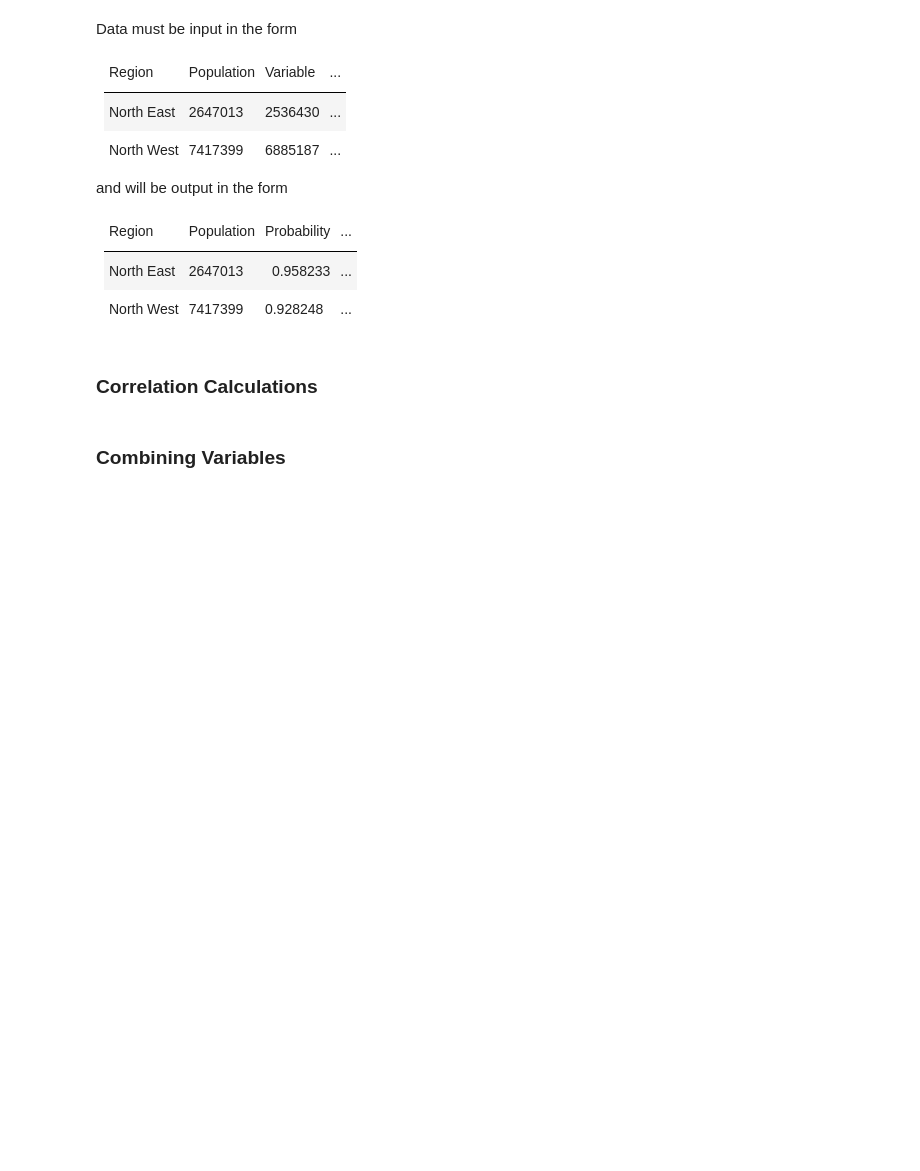
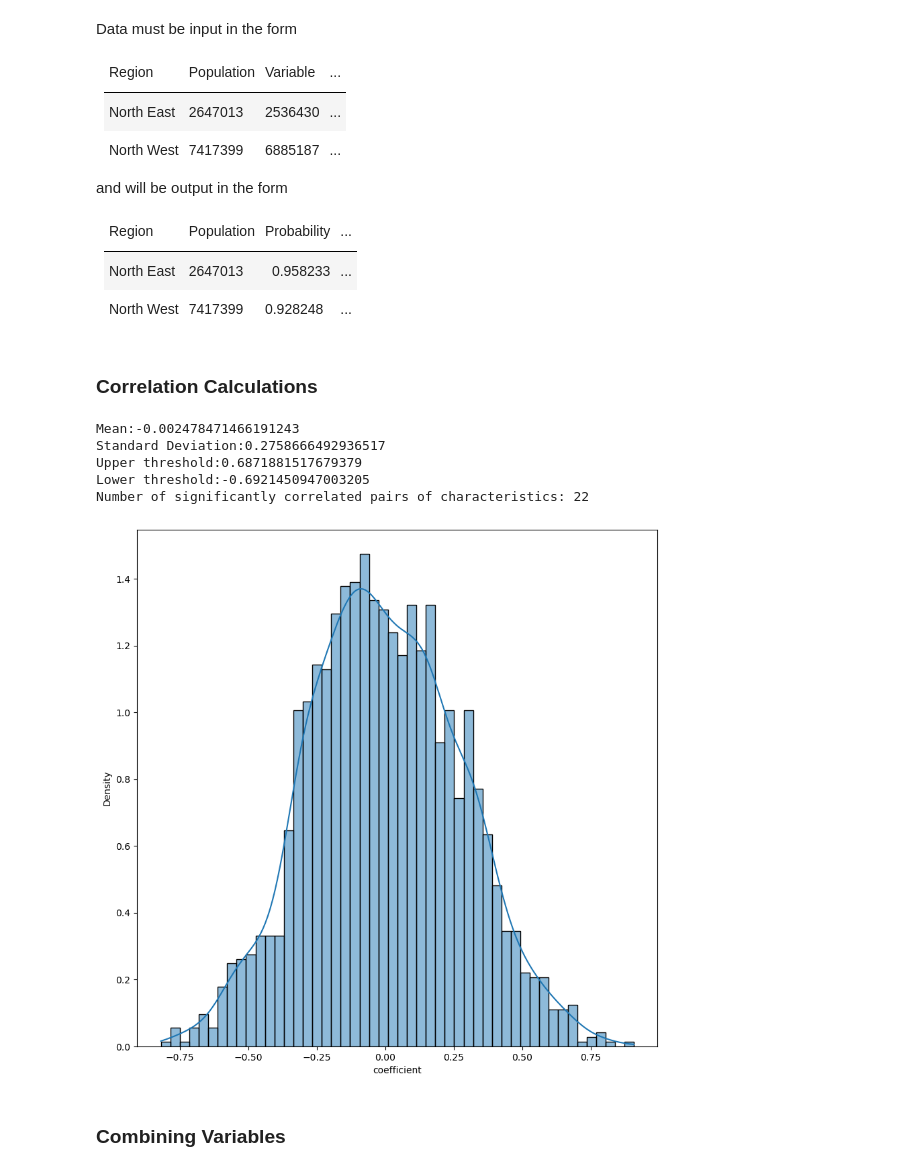
Before and after one commit to alexgregory1/work_experience_notebooks, a Jupyter notebook: Project.ipynb, the cells around one changed output. Drawn from its saved outputs; the diff is of its cells as text; code cells hidden in the pictures; blank space fills up the shorter version.

```diff
--- a/Project.ipynb
+++ b/Project.ipynb
@@ -2,0 +10,4 @@
+# %%
+root = pathlib.Path("data")
+area_size = "msoa"
+target_codes = ["TS001", "TS004", "TS007A", "TS030", "TS058", "TS059", "TS050", "TS067", "TS037"]
@@ -5 +52,14 @@
+# %%
+def get_codes_df() -> pd.DataFrame:
+    """Gets a pd.DataFrame of all census codes and files, from https://www.nomisweb.co.uk/census/2021/bulk
+
+    Returns:
+        pd.DataFrame: Dataframe of all census codes, filenames and descriptions
+    """
+    codes = pd.read_csv(root / "census_codes.csv")
+    codes["Filename"] = (
+    codes["Filename"].str.split(".")
+    .apply(lambda x: x[0])
+    )
+    return codes
 # %%
@@ -197,0 +242,18 @@ def prob_calc(df):
+# %%
+def merge_normalise(dataframes : list[pd.DataFrame], columns : list[list[str]]) -> pd.DataFrame:
+    """Merges and normalises a list of dataframes.
+
+    Combines the two dataframes and divides each row by the total number of people
+
+    Args:
+        dataframes (list[pd.DataFrame]): List of pd.DataFrame
+        columns (list[list[str]]): Nested list of column names, where columns[0] contains the column names of DataFrame dataframes[0]
+
+    Returns:
+        pd.Dataframe: Normalised and merged DataFrame
+    """
+    df_merged = dataframes[0].merge(dataframes[1], on="geography code")
+    df_normalised = df_merged.copy()
+    for column_set, total in zip(columns, [[column for column in df.columns if "Total" in column][0] for df in dataframes]):
+            df_normalised[column_set] = df_normalised[column_set].divide(df_normalised[total], axis=0)
+    return df_normalised
@@ -198,3 +314,14 @@ def prob_calc(df):
+# %%
+coefficients =  get_all_correlations(target_codes=target_codes)
+
+calculate_coefficient_distribution(coefficients)
+# %% [output]
+Mean:-0.002478471466191243
+Standard Deviation:0.2758666492936517
+Upper threshold:0.6871881517679379
+Lower threshold:-0.6921450947003205
+Number of significantly correlated pairs of characteristics: 22
+[figure, added]
 # %% [markdown]
 ### Combining Variables
 # %% [markdown]
```
Also changed, not shown: parts of 28 cells of this notebook.
